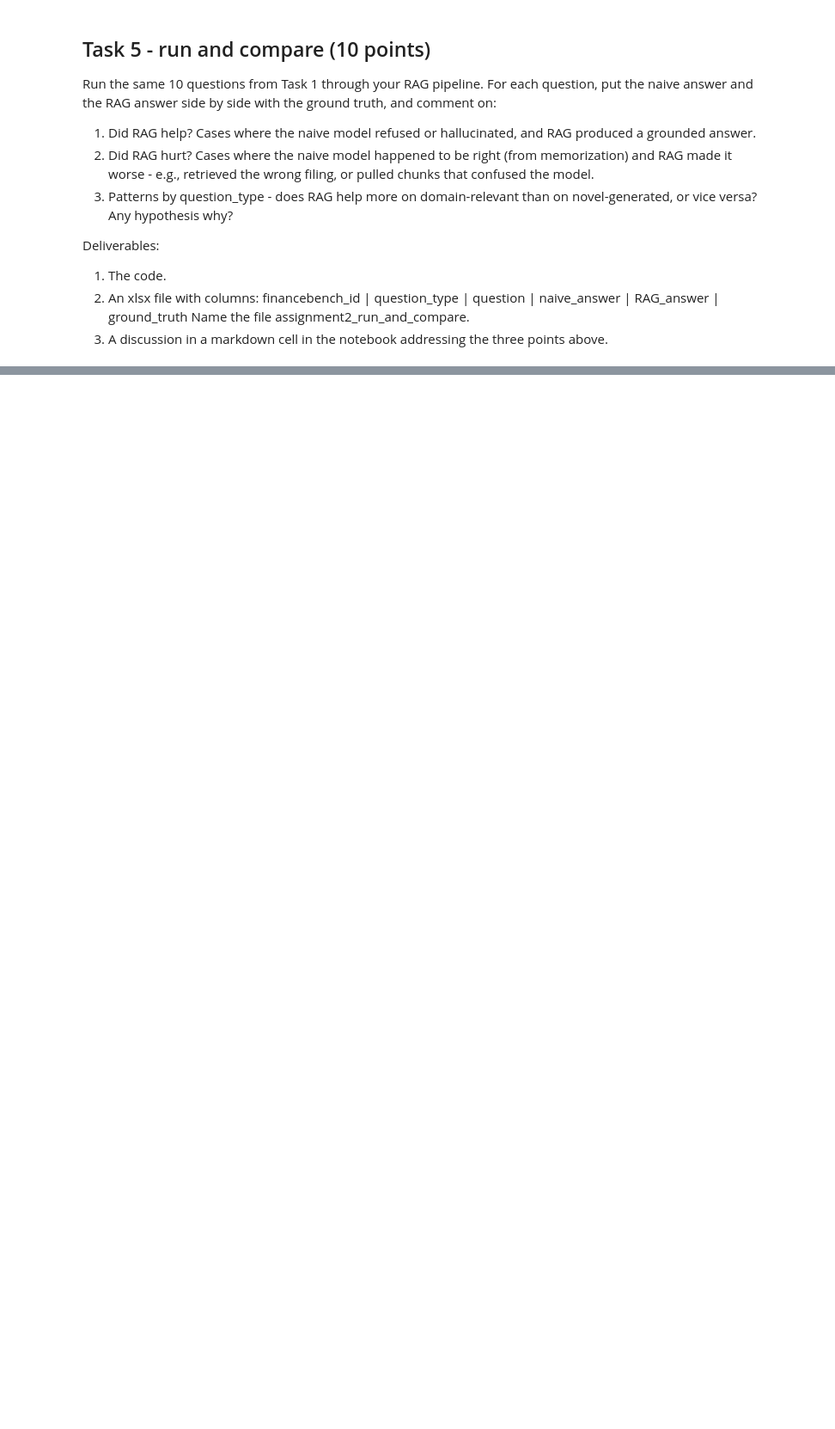
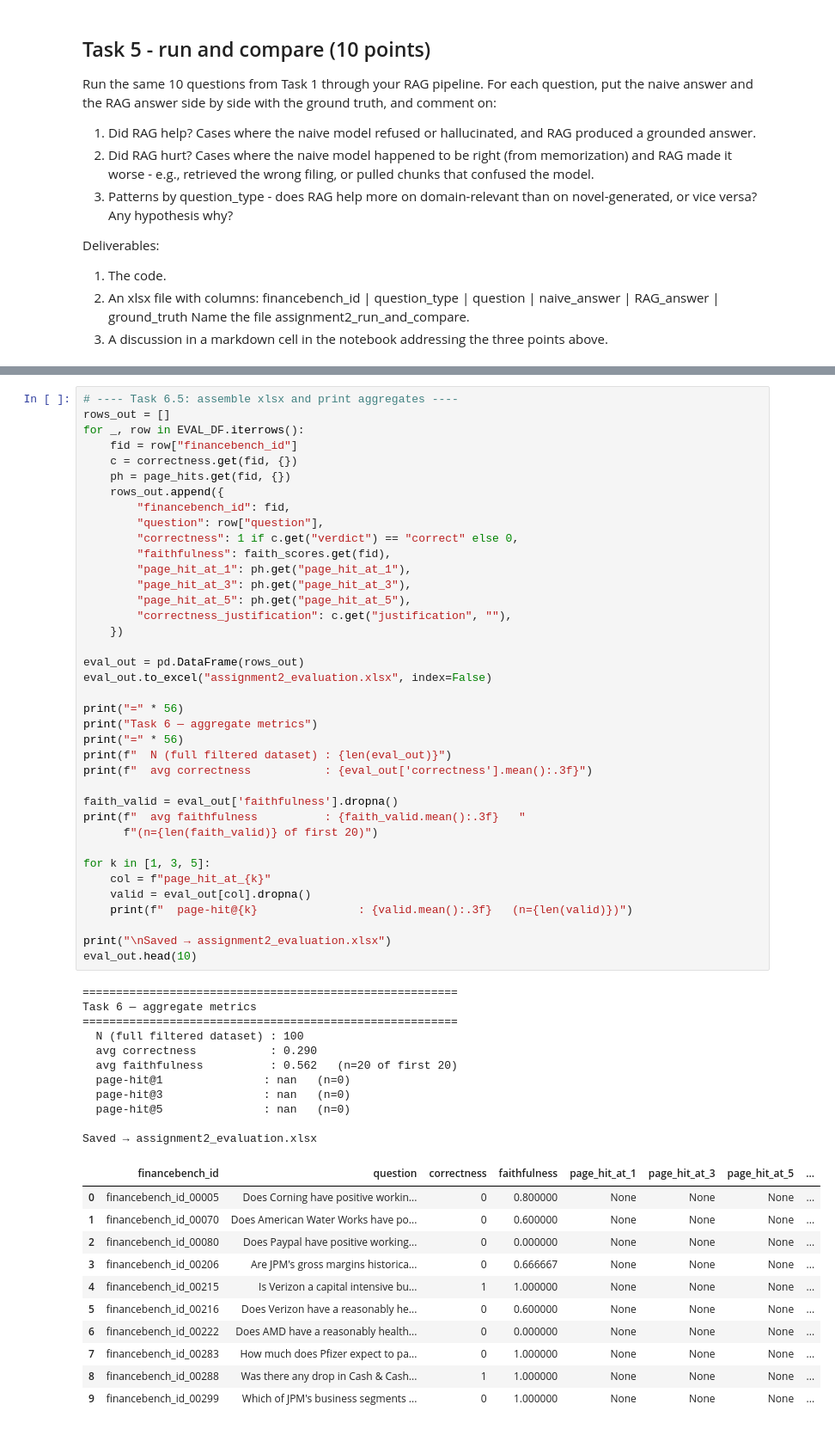
Before and after one commit to yahelcohen01/nebius-course, a Jupyter notebook: 01-ai-model-to-ai-product/assignment_02/yahel-cohen_gabriel-abramovich_assignment_02_rag.ipynb, the cells around one changed output, grey strips where cells are left out. Shown at 86% size. Drawn from its saved outputs; the diff is of its cells as text; blank space fills up the shorter version.

```diff
--- a/01-ai-model-to-ai-product/assignment_02/yahel-cohen_gabriel-abramovich_assignment_02_rag.ipynb
+++ b/01-ai-model-to-ai-product/assignment_02/yahel-cohen_gabriel-abramovich_assignment_02_rag.ipynb
@@ -579,0 +921,61 @@ compare
+# %%
+# ---- Task 6.5: assemble xlsx and print aggregates ----
+rows_out = []
+for _, row in EVAL_DF.iterrows():
+    fid = row["financebench_id"]
+    c = correctness.get(fid, {})
+    ph = page_hits.get(fid, {})
+    rows_out.append({
+        "financebench_id": fid,
+        "question": row["question"],
+        "correctness": 1 if c.get("verdict") == "correct" else 0,
+        "faithfulness": faith_scores.get(fid),
+        "page_hit_at_1": ph.get("page_hit_at_1"),
+        "page_hit_at_3": ph.get("page_hit_at_3"),
+        "page_hit_at_5": ph.get("page_hit_at_5"),
+        "correctness_justification": c.get("justification", ""),
+    })
+
+eval_out = pd.DataFrame(rows_out)
+eval_out.to_excel("assignment2_evaluation.xlsx", index=False)
+
+print("=" * 56)
+print("Task 6 — aggregate metrics")
+print("=" * 56)
+print(f"  N (full filtered dataset) : {len(eval_out)}")
+print(f"  avg correctness           : {eval_out['correctness'].mean():.3f}")
+
+faith_valid = eval_out['faithfulness'].dropna()
+print(f"  avg faithfulness          : {faith_valid.mean():.3f}   "
+      f"(n={len(faith_valid)} of first 20)")
+
+for k in [1, 3, 5]:
+    col = f"page_hit_at_{k}"
+    valid = eval_out[col].dropna()
+    print(f"  page-hit@{k}               : {valid.mean():.3f}   (n={len(valid)})")
+
+print("\nSaved → assignment2_evaluation.xlsx")
+eval_out.head(10)
+# %% [output]
+========================================================
+Task 6 — aggregate metrics
+========================================================
+  N (full filtered dataset) : 100
+  avg correctness           : 0.290
+  avg faithfulness          : 0.562   (n=20 of first 20)
+  page-hit@1               : nan   (n=0)
+  page-hit@3               : nan   (n=0)
+  page-hit@5               : nan   (n=0)
+
+Saved → assignment2_evaluation.xlsx
+|  | financebench_id | question | correctness | faithfulness | page_hit_at_1 | page_hit_at_3 | page_hit_at_5 | ... |
+| 0 | financebench_id_00005 | Does Corning have positive workin... | 0 | 0.800000 | None | None | None | ... |
+| 1 | financebench_id_00070 | Does American Water Works have po... | 0 | 0.600000 | None | None | None | ... |
+| 2 | financebench_id_00080 | Does Paypal have positive working... | 0 | 0.000000 | None | None | None | ... |
+| 3 | financebench_id_00206 | Are JPM's gross margins historica... | 0 | 0.666667 | None | None | None | ... |
+| 4 | financebench_id_00215 | Is Verizon a capital intensive bu... | 1 | 1.000000 | None | None | None | ... |
+| 5 | financebench_id_00216 | Does Verizon have a reasonably he... | 0 | 0.600000 | None | None | None | ... |
+| 6 | financebench_id_00222 | Does AMD have a reasonably health... | 0 | 0.000000 | None | None | None | ... |
+| 7 | financebench_id_00283 | How much does Pfizer expect to pa... | 0 | 1.000000 | None | None | None | ... |
+| 8 | financebench_id_00288 | Was there any drop in Cash & Cash... | 1 | 1.000000 | None | None | None | ... |
+| 9 | financebench_id_00299 | Which of JPM's business segments ... | 0 | 1.000000 | None | None | None | ... |
```
Also changed, not shown: parts of 14 cells of this notebook, 8 other files.
